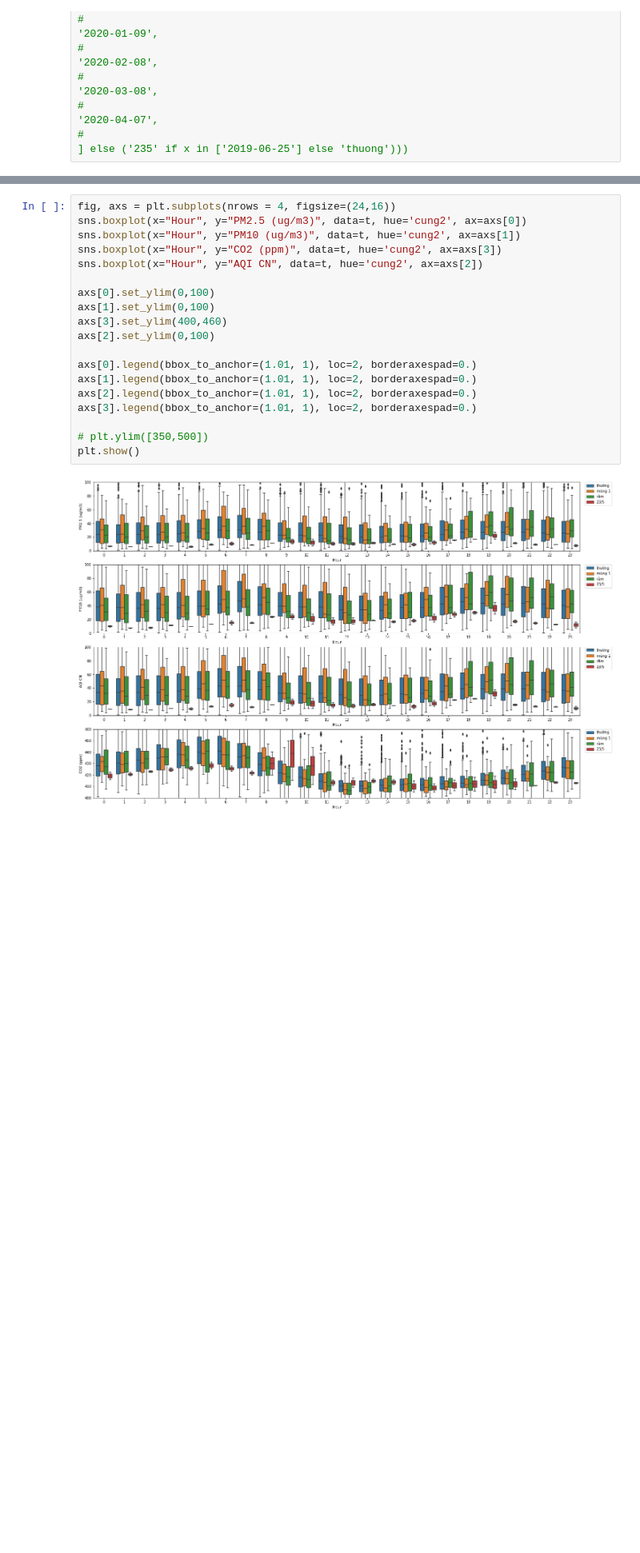
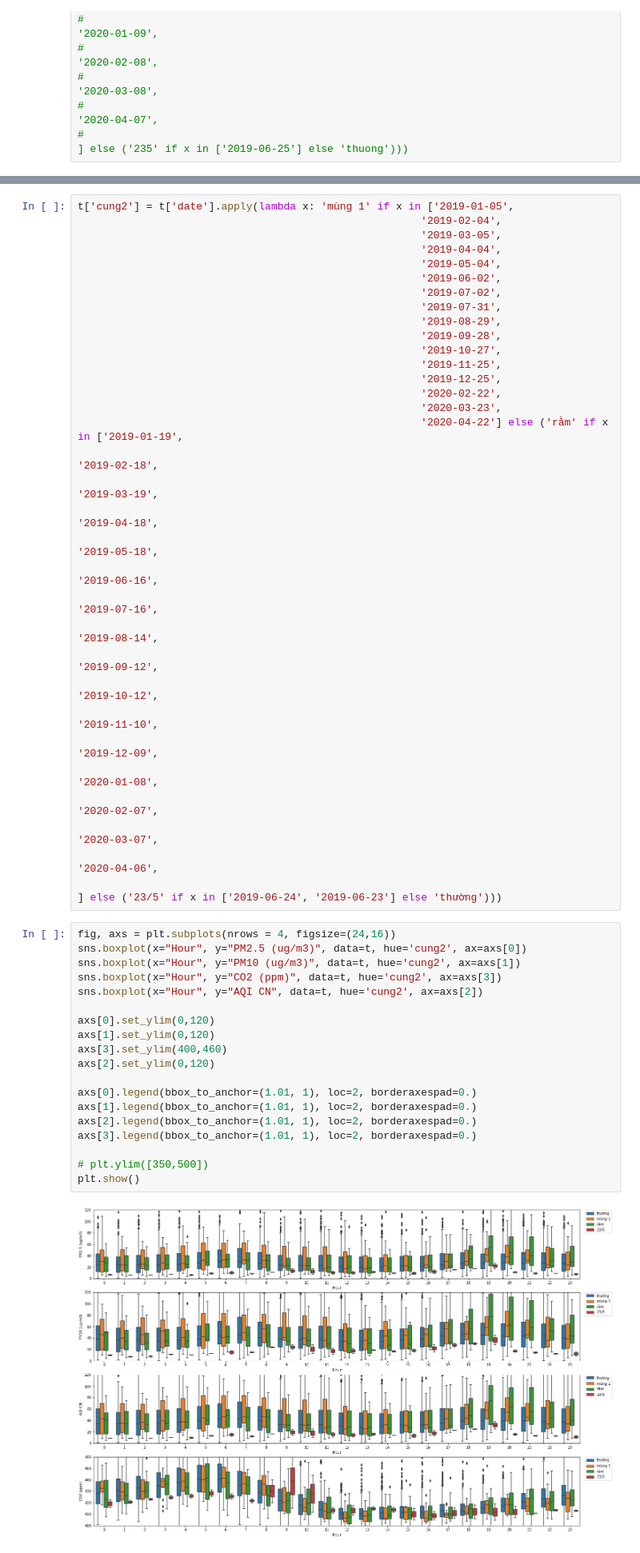
Before and after one commit to nhohung/datasciencecoursera, a Jupyter notebook: PXU air quality.ipynb, the cells around one changed output, grey strips where cells are left out. Shown at 80% size. Saved outputs shown, nothing was run; the diff lists cells and outputs as text; blank space fills up the shorter version.

```diff
--- a/PXU air quality.ipynb
+++ b/PXU air quality.ipynb
@@ -309,24 +309,57 @@ t['cung2'] = t['date'].apply(lambda x: 'mùng 1' if x in ['2019-01-05','2019-01-
+# %%
+t['cung2'] = t['date'].apply(lambda x: 'mùng 1' if x in ['2019-01-05',
+                                                       '2019-02-04',
+                                                       '2019-03-05',
+                                                       '2019-04-04',
+                                                       '2019-05-04',
+                                                       '2019-06-02',
+                                                       '2019-07-02',
+                                                       '2019-07-31',
+                                                       '2019-08-29',
+                                                       '2019-09-28',
+                                                       '2019-10-27',
+                                                       '2019-11-25',
+                                                       '2019-12-25',
+                                                       '2020-02-22',
+                                                       '2020-03-23',
+                                                       '2020-04-22'] else ('rằm' if x in ['2019-01-19',
+                                                                                          '2019-02-18',
+                                                                                          '2019-03-19',
+                                                                                          '2019-04-18',
+                                                                                          '2019-05-18',
+                                                                                          '2019-06-16',
+                                                                                          '2019-07-16',
+                                                                                          '2019-08-14',
+                                                                                          '2019-09-12',
+                                                                                          '2019-10-12',
+                                                                                          '2019-11-10',
+                                                                                          '2019-12-09',
+                                                                                          '2020-01-08',
+                                                                                          '2020-02-07',
+                                                                                          '2020-03-07',
+                                                                                          '2020-04-06',
+                                                                                         ] else ('23/5' if x in ['2019-06-24', '2019-06-23'] else 'thường')))
 # %%
 fig, axs = plt.subplots(nrows = 4, figsize=(24,16))
 sns.boxplot(x="Hour", y="PM2.5 (ug/m3)", data=t, hue='cung2', ax=axs[0])
 sns.boxplot(x="Hour", y="PM10 (ug/m3)", data=t, hue='cung2', ax=axs[1])
 sns.boxplot(x="Hour", y="CO2 (ppm)", data=t, hue='cung2', ax=axs[3])
 sns.boxplot(x="Hour", y="AQI CN", data=t, hue='cung2', ax=axs[2])
 
-axs[0].set_ylim(0,100)
-axs[1].set_ylim(0,100)
+axs[0].set_ylim(0,120)
+axs[1].set_ylim(0,120)
 axs[3].set_ylim(400,460)
-axs[2].set_ylim(0,100)
+axs[2].set_ylim(0,120)
 
 axs[0].legend(bbox_to_anchor=(1.01, 1), loc=2, borderaxespad=0.)
 axs[1].legend(bbox_to_anchor=(1.01, 1), loc=2, borderaxespad=0.)
 axs[2].legend(bbox_to_anchor=(1.01, 1), loc=2, borderaxespad=0.)
 axs[3].legend(bbox_to_anchor=(1.01, 1), loc=2, borderaxespad=0.)
 
 # plt.ylim([350,500])
 plt.show()
 # %% [output]
-[figure, old version]
+[figure, new version]
 # %% [markdown]
 **Đặc trưng ngày 23/5 âm lịch:**
 
```
Also changed, not shown: parts of 3 cells of this notebook.
